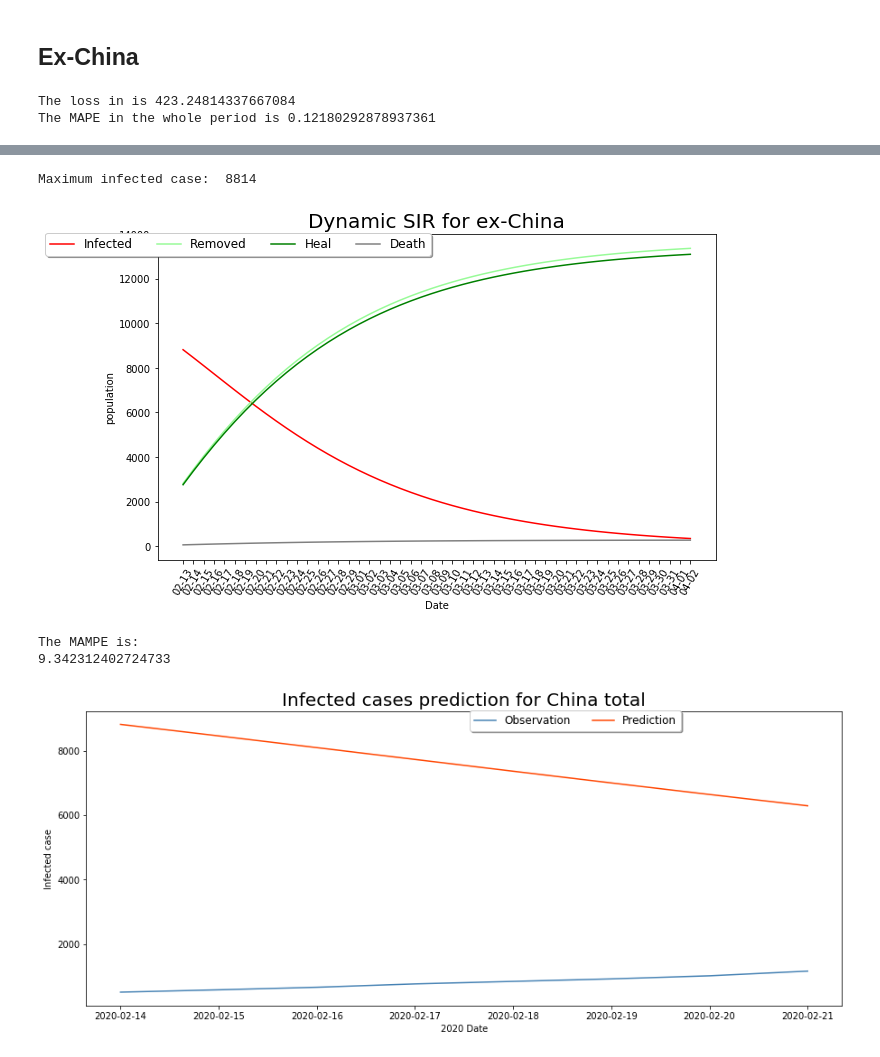
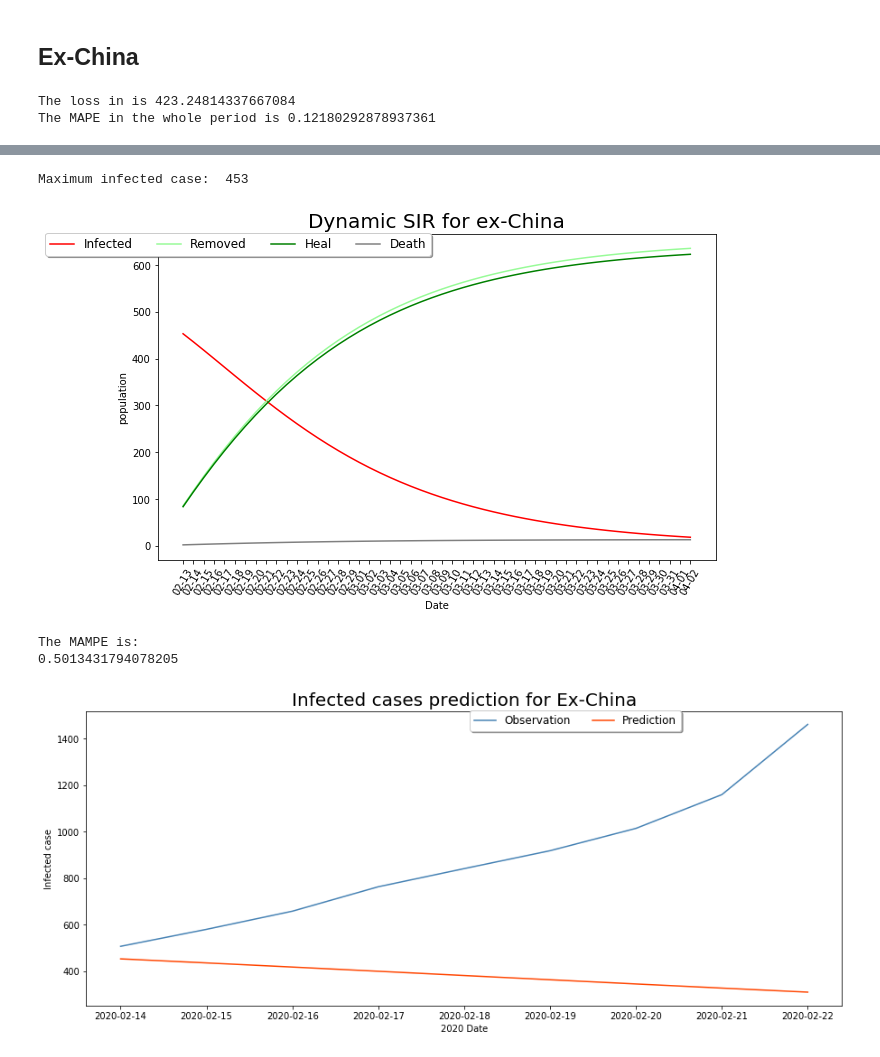
Before and after one commit to docligot/CoronaTracker-simulteModel, a Jupyter notebook: dynamic_SIR/Forecast_by_DynamicSIR.ipynb, the cells around one changed output, grey strips where cells are left out. Saved outputs shown, nothing was run; the diff lists cells and outputs as text; code cells hidden in the pictures.

```diff
--- a/dynamic_SIR/Forecast_by_DynamicSIR.ipynb
+++ b/dynamic_SIR/Forecast_by_DynamicSIR.ipynb
@@ -203,37 +191,37 @@ Dynamic_SEIR2 = Train_Dynamic_SIR(epoch = 10000, data = NotChina,
 estimation_df = Dynamic_SEIR2.train()
 est_beta = Dynamic_SEIR2.rateSI
 est_alpha = Dynamic_SEIR2.alpha
 est_b = Dynamic_SEIR1.b
 est_c = Dynamic_SEIR1.c
 population = Dynamic_SEIR2.numIndividuals
 
 # Draw fitted result
 Dynamic_SEIR2.plot_fitted_result(NotChina)
 
 ## use the last observation as the initial point in the new SEIR model
-I0 = list(NotHubei['I'])[-1]
-R0 = list(NotHubei['R'])[-1]
+I0 = list(NotChina['I'])[-1]
+R0 = list(NotChina['R'])[-1]
 S0 = population - I0 - R0
 
 sir_new3 = dynamic_SIR(eons=50, Susceptible=S0,
                     Infected=I0, Resistant=R0, rateIR=1/14,
                     alpha = est_alpha, c = est_c, b = est_b)
 
 result3= sir_new3.run(death_rate = 0.02) # assume death rate is 2%
 sir_new3.plot_noSuscep('Dynamic SIR for ex-China', 'population', 'Date', starting_point = NotChina['date'].max())
 
 """
 Calculate MAPE test score using SEIR model result
 """
 test = NotChina_df[NotChina_df['date'] >= datetime.datetime(2020, 2, 14)]
 
-plot_test_data_with_MAPE(test, result3)
+plot_test_data_with_MAPE(test, result3, 'Infected cases prediction for Ex-China')
 # %% [output]
 The loss in is 423.24814337667084
 The MAPE in the whole period is 0.12180292878937361
 [figure]
-Maximum infected case:  8814
+Maximum infected case:  453
-[figure, old version]
+[figure, new version]
 The MAMPE is:
-9.342312402724733
+0.5013431794078205
-[figure, old version]
+[figure, new version]
```
Also changed, not shown: parts of 7 cells of this notebook, 7 other files.
